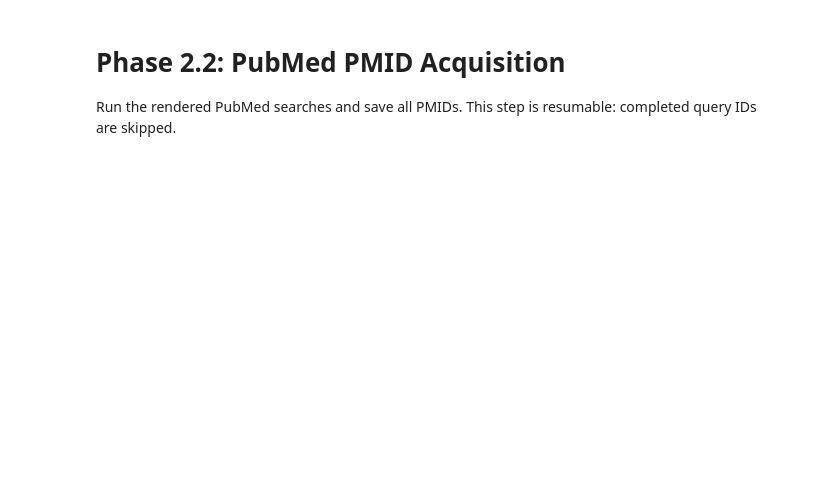
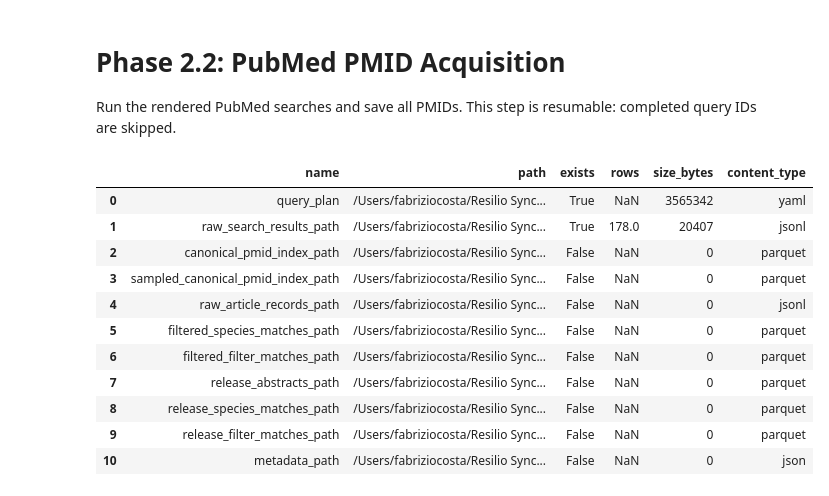
Before and after one commit to fabriziocosta/pathogen-atlas-v2, a Jupyter notebook: notebooks/02_2_pubmed_acquire_pmids.ipynb, the cells around one changed output. Saved outputs shown, nothing was run; the diff lists cells and outputs as text; code cells hidden in the pictures; blank space fills up the shorter version.

```diff
--- a/notebooks/02_2_pubmed_acquire_pmids.ipynb
+++ b/notebooks/02_2_pubmed_acquire_pmids.ipynb
@@ -24,3 +24,17 @@ LOG_EVERY = 25
 # %%
 phase2_paths = nbutils.phase2_output_paths(TEMPLATE_CONFIG_PATH)
 display(nbutils.existing_outputs(phase2_paths))
+display(nbutils.phase2_pmid_acquisition_preflight(TEMPLATE_CONFIG_PATH, FILTER_CONFIG_PATH, force_refresh=FORCE_REFRESH))
+# %% [output]
+|  | name | path | exists | rows | size_bytes | content_type |
+| 0 | query_plan | /Users/fabriziocosta/Resilio Sync... | True | NaN | 3565342 | yaml |
+| 1 | raw_search_results_path | /Users/fabriziocosta/Resilio Sync... | True | 178.0 | 20407 | jsonl |
+| 2 | canonical_pmid_index_path | /Users/fabriziocosta/Resilio Sync... | False | NaN | 0 | parquet |
+| 3 | sampled_canonical_pmid_index_path | /Users/fabriziocosta/Resilio Sync... | False | NaN | 0 | parquet |
+| 4 | raw_article_records_path | /Users/fabriziocosta/Resilio Sync... | False | NaN | 0 | jsonl |
+| 5 | filtered_species_matches_path | /Users/fabriziocosta/Resilio Sync... | False | NaN | 0 | parquet |
+| 6 | filtered_filter_matches_path | /Users/fabriziocosta/Resilio Sync... | False | NaN | 0 | parquet |
+| 7 | release_abstracts_path | /Users/fabriziocosta/Resilio Sync... | False | NaN | 0 | parquet |
+| 8 | release_species_matches_path | /Users/fabriziocosta/Resilio Sync... | False | NaN | 0 | parquet |
+| 9 | release_filter_matches_path | /Users/fabriziocosta/Resilio Sync... | False | NaN | 0 | parquet |
+| 10 | metadata_path | /Users/fabriziocosta/Resilio Sync... | False | NaN | 0 | json |
```
Also changed, not shown: parts of 2 cells of this notebook, 5 other files.
